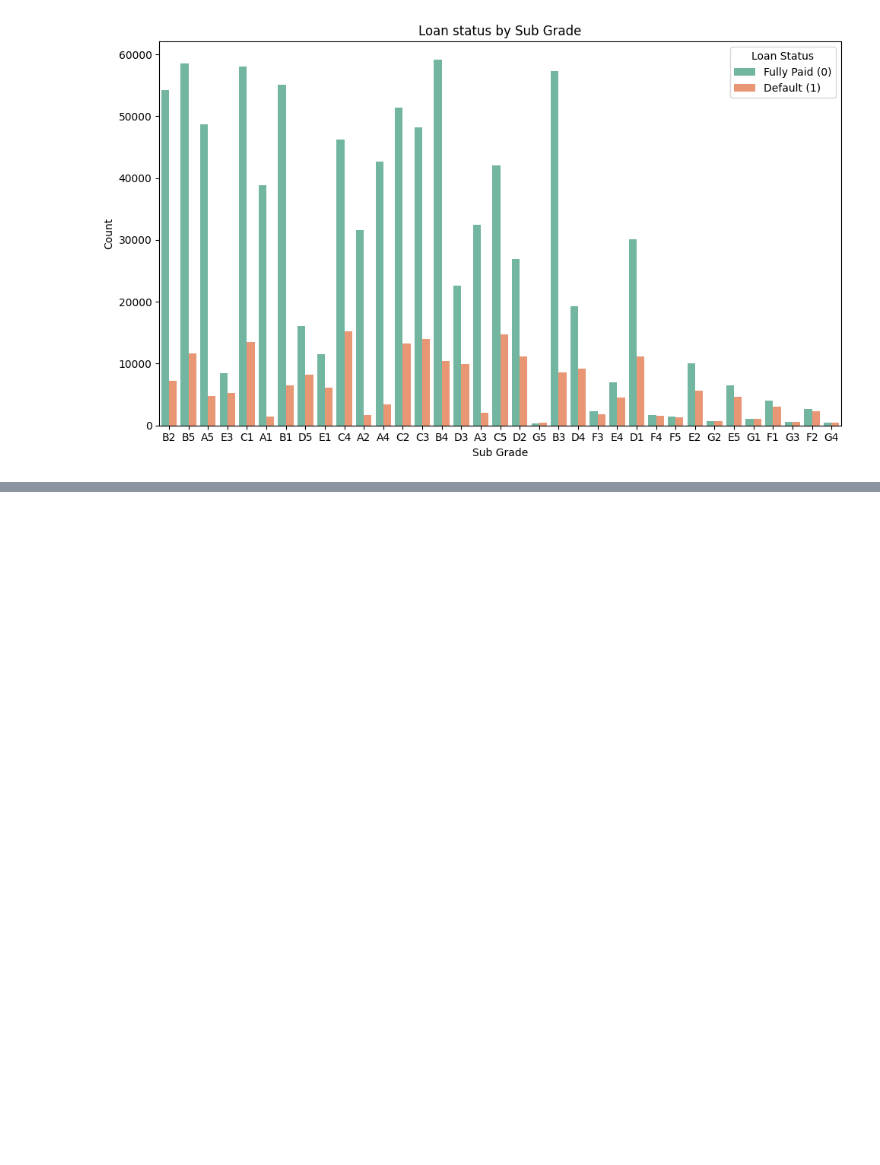
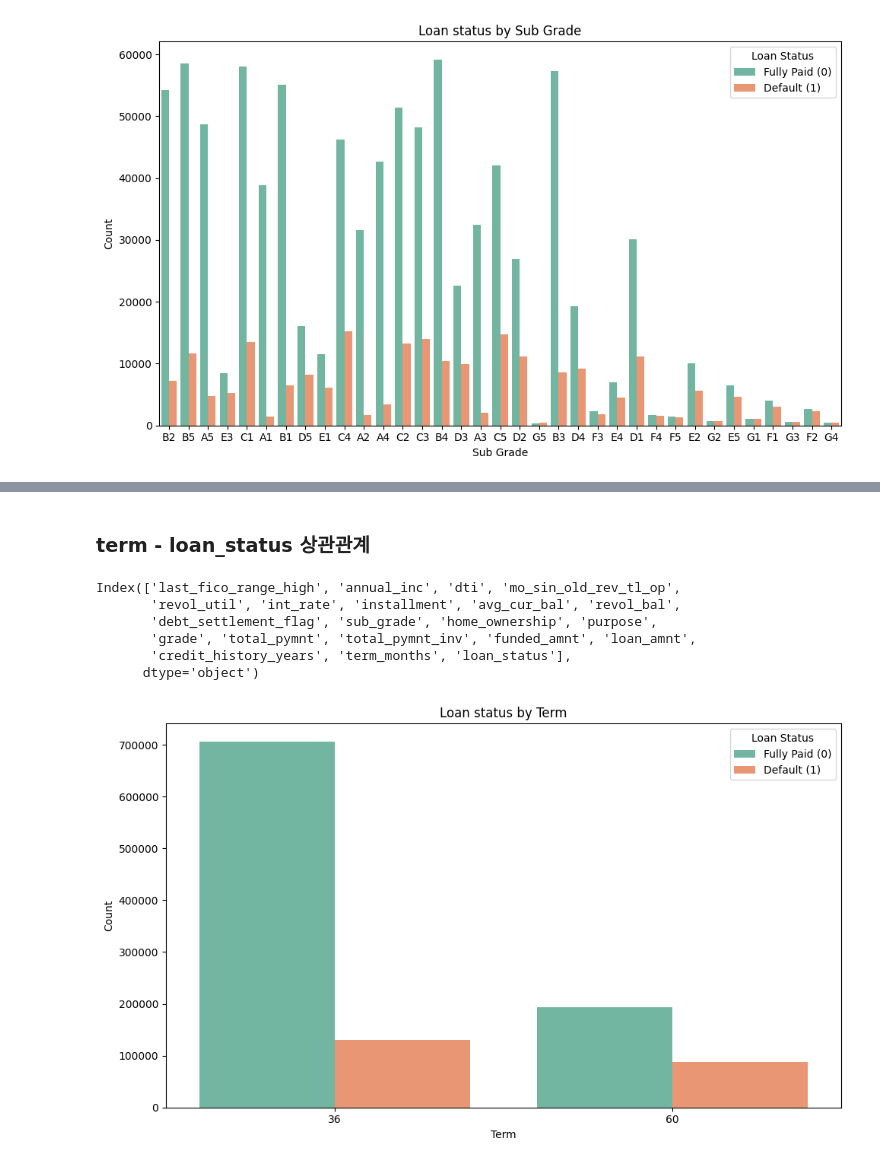
Before and after one commit to Seungminin/Data_Analysis_lending-club, a Jupyter notebook: VAE-CTGAN/VAE_CTGAN_data_analysis.ipynb, the cells around one changed output, grey strips where cells are left out. Saved outputs shown, nothing was run; the diff lists cells and outputs as text; code cells hidden in the pictures; blank space fills up the shorter version.

```diff
--- a/VAE-CTGAN/VAE_CTGAN_data_analysis.ipynb
+++ b/VAE-CTGAN/VAE_CTGAN_data_analysis.ipynb
@@ -88,0 +129,23 @@ plt.show()
+# %% [markdown]
+### term - loan_status 상관관계
+# %%
+data.columns
+# %% [output]
+Index(['last_fico_range_high', 'annual_inc', 'dti', 'mo_sin_old_rev_tl_op',
+       'revol_util', 'int_rate', 'installment', 'avg_cur_bal', 'revol_bal',
+       'debt_settlement_flag', 'sub_grade', 'home_ownership', 'purpose',
+       'grade', 'total_pymnt', 'total_pymnt_inv', 'funded_amnt', 'loan_amnt',
+       'credit_history_years', 'term_months', 'loan_status'],
+      dtype='object')
+# %%
+plt.figure(figsize=(10,6))
+sns.countplot(data = data, x='term_months', hue='loan_status', palette='Set2')
+plt.title("Loan status by Term")
+plt.xlabel("Term")
+plt.ylabel("Count")
+#plt.xticks(rotation = 45)
+plt.legend(title='Loan Status', labels=['Fully Paid (0)', 'Default (1)'])
+plt.tight_layout()
+plt.show()
+# %% [output]
+[figure, added]
```
Also changed, not shown: parts of 12 cells of this notebook.
